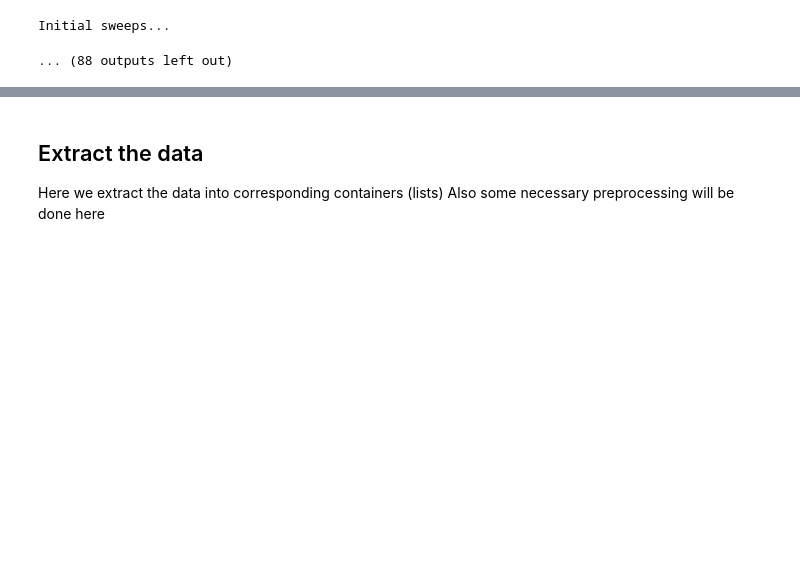
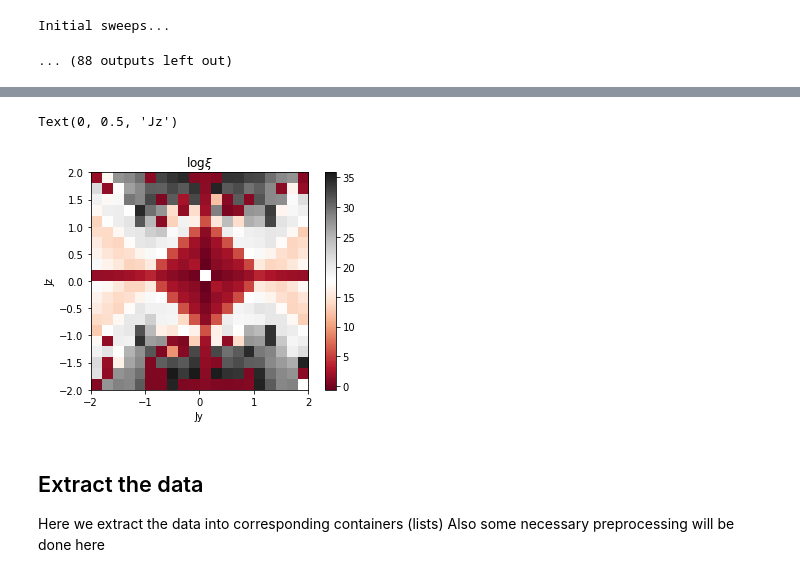
Before and after one commit to JerryChen97/KitaevLadder, a Jupyter notebook: Kitaev_Ladder.ipynb, the cells around one changed output, grey strips where cells are left out. Saved outputs shown, nothing was run; the diff lists cells and outputs as text; code cells hidden in the pictures; blank space fills up the shorter version.

```diff
--- a/Kitaev_Ladder.ipynb
+++ b/Kitaev_Ladder.ipynb
@@ -673,3 +725,16 @@ Initial sweeps...
+# %%
+logcorr = np.vstack(logcorr[:, :]).astype(np.float)
+Z = logcorr
+plt.imshow(Z, extent=[-2, 2, -2, 2], origin='lower',
+           cmap='RdGy')
+plt.colorbar()
+plt.axis(aspect='image')
+plt.title(r"$\log \xi$")
+plt.xlabel('Jy')
+plt.ylabel('Jz')
+# %% [output]
+Text(0, 0.5, 'Jz')
+[figure, added]
 # %% [markdown]
 ## Extract the data
 
```
Also changed, not shown: parts of 4 cells of this notebook, 1 other file.
